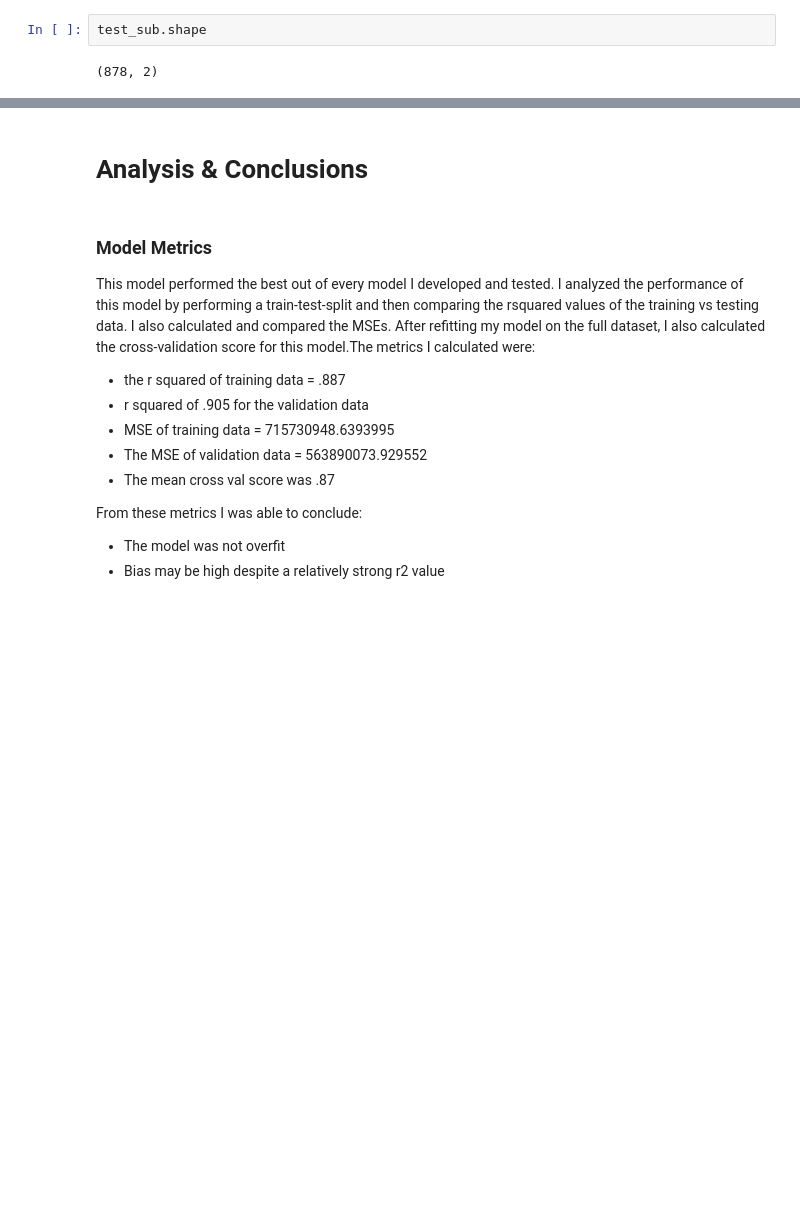
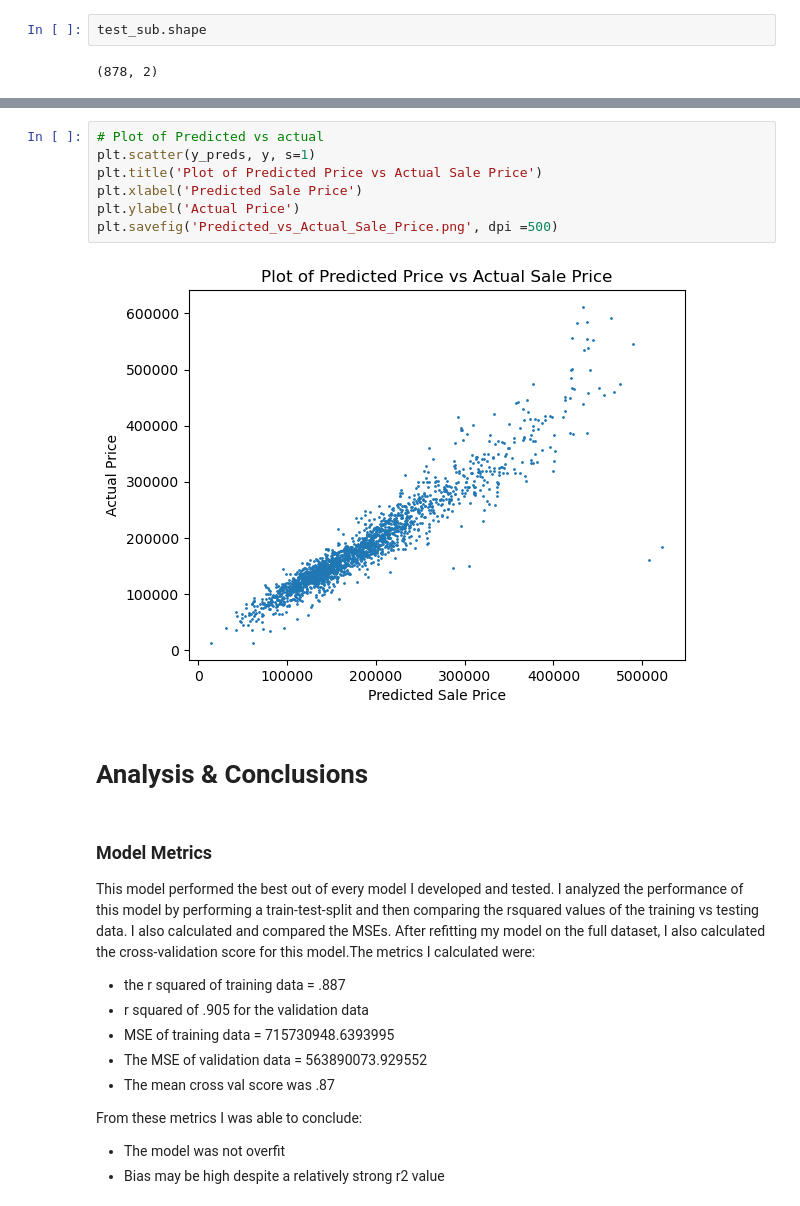
Before and after one commit to kellsweig/Predicting-Housing-Prices, a Jupyter notebook: Final Model.ipynb, the cells around one changed output, grey strips where cells are left out. Drawn from its saved outputs; the diff is of its cells as text; blank space fills up the shorter version.

```diff
--- a/Final Model.ipynb
+++ b/Final Model.ipynb
@@ -342,3 +379,12 @@ OSError: Cannot save file into a non-existent directory: '..\datasets'
+# %%
+# Plot of Predicted vs actual
+plt.scatter(y_preds, y, s=1)
+plt.title('Plot of Predicted Price vs Actual Sale Price')
+plt.xlabel('Predicted Sale Price')
+plt.ylabel('Actual Price')
+plt.savefig('Predicted_vs_Actual_Sale_Price.png', dpi =500)
+# %% [output]
+[figure, added]
 # %% [markdown]
 # Analysis & Conclusions
 # %% [markdown]
```
Also changed, not shown: parts of 23 cells of this notebook, 4 other files.
